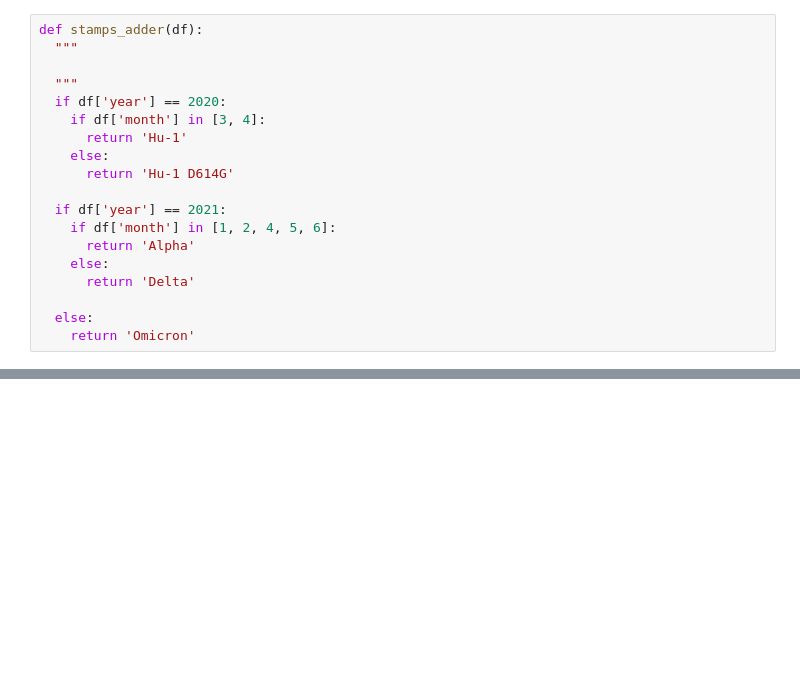
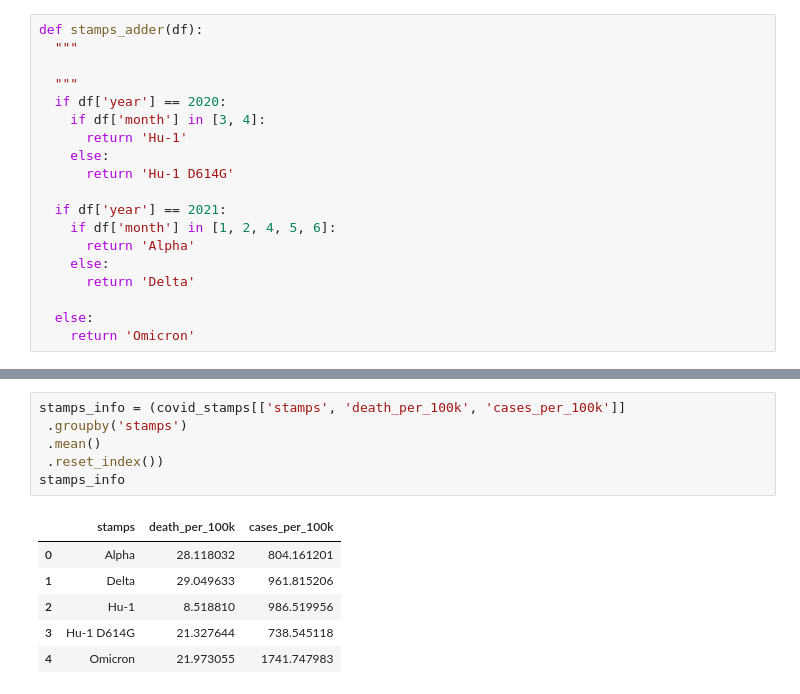
Before and after one commit to JesseHeisenberg/covid_19_statistic, a Jupyter notebook: main (2).ipynb, the cells around one changed output, grey strips where cells are left out. Drawn from its saved outputs; the diff is of its cells as text; blank space fills up the shorter version.

```diff
--- a/main (2).ipynb
+++ b/main (2).ipynb
@@ -695,0 +738,13 @@ covid_stamps
+# %%
+stamps_info = (covid_stamps[['stamps', 'death_per_100k', 'cases_per_100k']]
+ .groupby('stamps')
+ .mean()
+ .reset_index())
+stamps_info
+# %% [output]
+|  | stamps | death_per_100k | cases_per_100k |
+| 0 | Alpha | 28.118032 | 804.161201 |
+| 1 | Delta | 29.049633 | 961.815206 |
+| 2 | Hu-1 | 8.518810 | 986.519956 |
+| 3 | Hu-1 D614G | 21.327644 | 738.545118 |
+| 4 | Omicron | 21.973055 | 1741.747983 |
```
Also changed, not shown: parts of 4 cells of this notebook.
